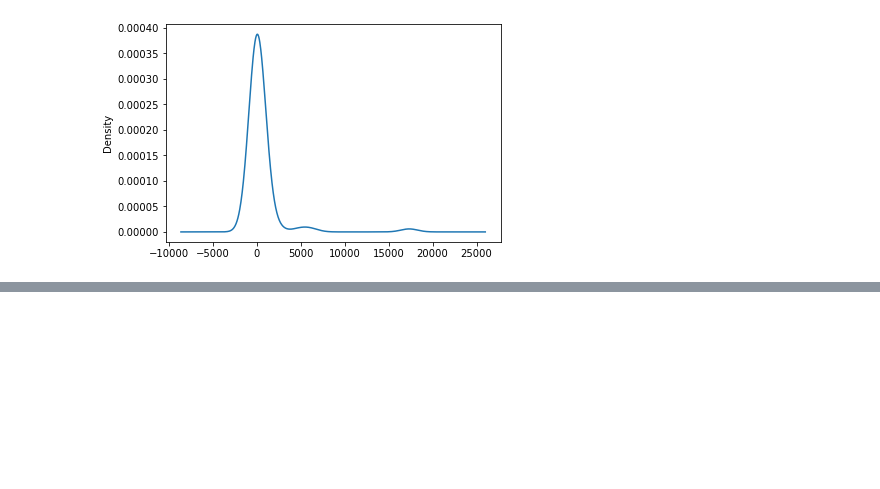
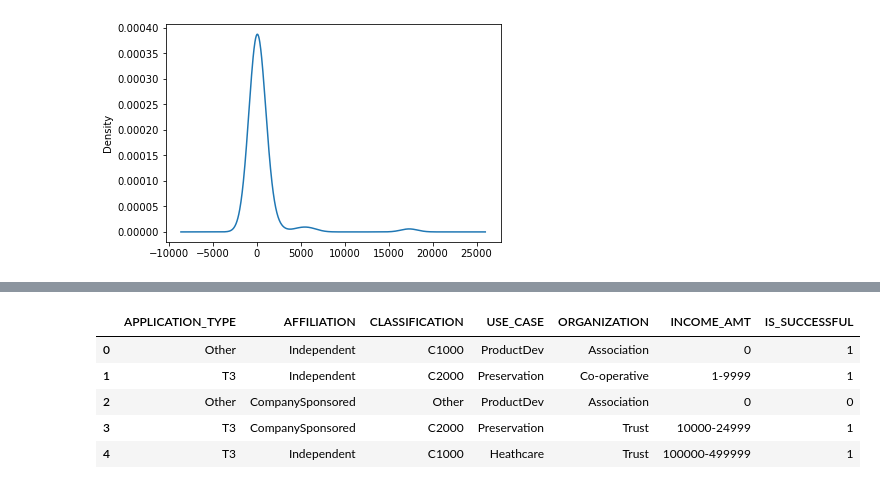
Before and after one commit to iliarafa/Neural_Network_Charity_Analysis, a Jupyter notebook: AlphabetSoupCharity_Optimization.ipynb, the cells around one changed output, grey strips where cells are left out. Cells and saved outputs as stored; diff of their text form; code cells hidden in the pictures; blank space fills up the shorter version.

```diff
--- a/AlphabetSoupCharity_Optimization.ipynb
+++ b/AlphabetSoupCharity_Optimization.ipynb
@@ -147,3 +147,14 @@ Name: CLASSIFICATION, dtype: int64
+# %%
+# Drop the non-beneficial ID columns, 'ASK_AMT'.
+application_df = application_df.drop(['ASK_AMT'],axis=1)
+application_df.head()
+# %% [output]
+|  | APPLICATION_TYPE | AFFILIATION | CLASSIFICATION | USE_CASE | ORGANIZATION | INCOME_AMT | IS_SUCCESSFUL |
+| 0 | Other | Independent | C1000 | ProductDev | Association | 0 | 1 |
+| 1 | T3 | Independent | C2000 | Preservation | Co-operative | 1-9999 | 1 |
+| 2 | Other | CompanySponsored | Other | ProductDev | Association | 0 | 0 |
+| 3 | T3 | CompanySponsored | C2000 | Preservation | Trust | 10000-24999 | 1 |
+| 4 | T3 | Independent | C1000 | Heathcare | Trust | 100000-499999 | 1 |
 # %%
 # Generate our categorical variable lists
 application_cat = ["APPLICATION_TYPE", "AFFILIATION", "CLASSIFICATION", "USE_CASE", "ORGANIZATION", "INCOME_AMT"]
```
Also changed, not shown: parts of 29 cells of this notebook, 3 other files.
